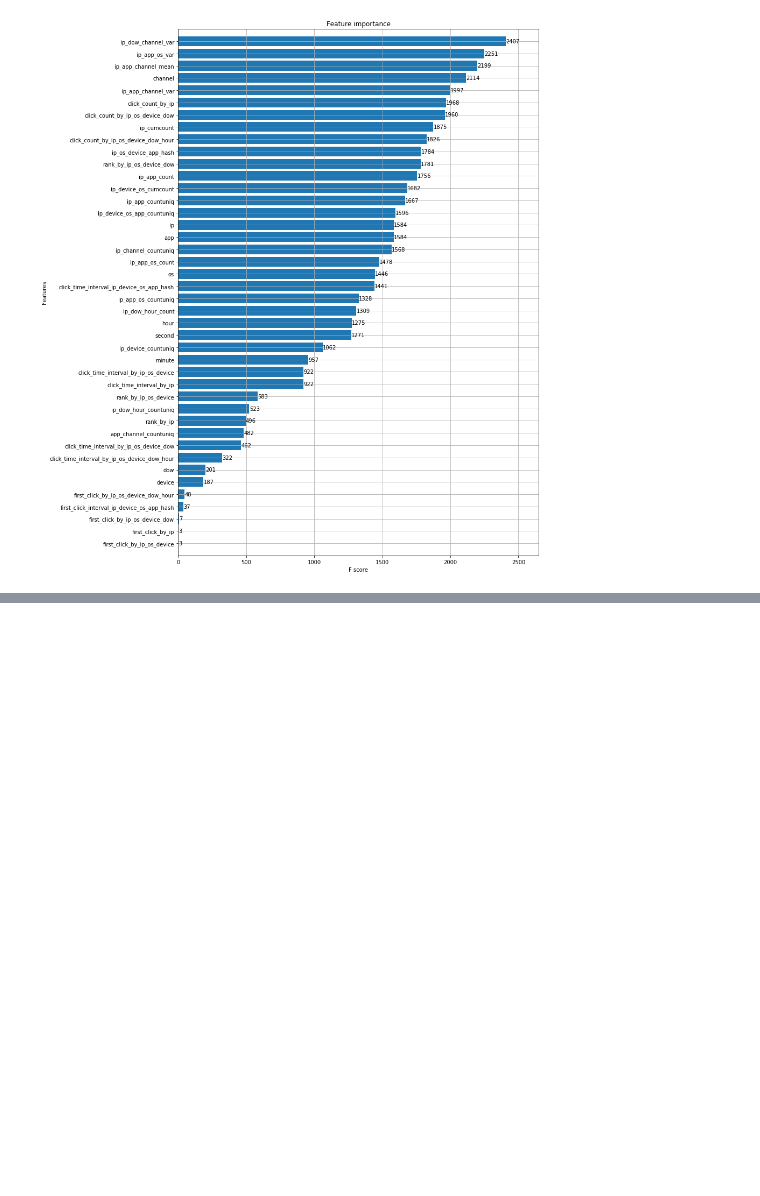
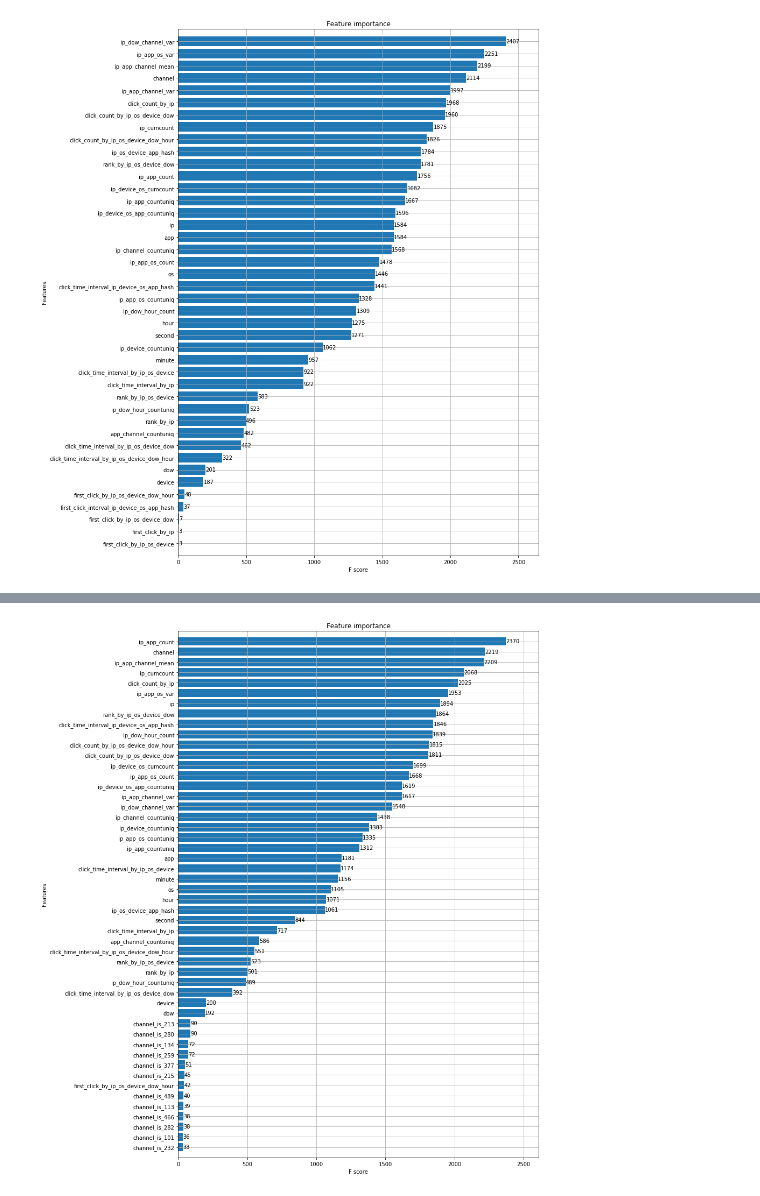
Before and after one commit to kenkoooo/talkingdata-adtracking-fraud-detection, a Jupyter notebook: kenkoooo/notebook/xgb_feature_importance.ipynb, the cells around one changed output, grey strips where cells are left out. Saved outputs shown, nothing was run; the diff lists cells and outputs as text; code cells hidden in the pictures; blank space fills up the shorter version.

```diff
--- a/kenkoooo/notebook/xgb_feature_importance.ipynb
+++ b/kenkoooo/notebook/xgb_feature_importance.ipynb
@@ -245,0 +338,8 @@ plt.show()
+# %%
+%%time
+logger.info("Generating matrix...")
+dtrain = xgb.DMatrix(train, y_train)
+dvalid = xgb.DMatrix(valid, y_valid)
+
+del train, y_train, valid, y_valid
+gc.collect()
@@ -245,0 +350,28 @@ plt.show()
+# %%
+%%time
+n_thread = 32
+logger.info("Validating...")
+params = {'eta': 0.6,
+          'tree_method': "hist",
+          'grow_policy': "lossguide",
+          'max_leaves': 1400,
+          'max_depth': 0,
+          'subsample': 0.9,
+          'colsample_bytree': 0.7,
+          'colsample_bylevel': 0.7,
+          'min_child_weight': 0,
+          'alpha': 4,
+          'objective': 'binary:logistic',
+          'scale_pos_weight': 9,
+          'eval_metric': 'auc',
+          'nthread': n_thread,
+          'random_state': 99,
+          'silent': True}
+watchlist = [(dtrain, 'train'), (dvalid, 'valid')]
+model = xgb.train(params,
+                  dtrain,
+                  200,
+                  watchlist,
+                  maximize=True,
+                  early_stopping_rounds=25,
+                  verbose_eval=5)
@@ -245,0 +384,6 @@ plt.show()
+# %%
+fig, ax = plt.subplots(figsize=(12,18))
+xgb.plot_importance(model, max_num_features=50, height=0.8, ax=ax)
+plt.show()
+# %% [output]
+[figure, added]
```
Also changed, not shown: parts of 18 cells of this notebook, 4 other files.
